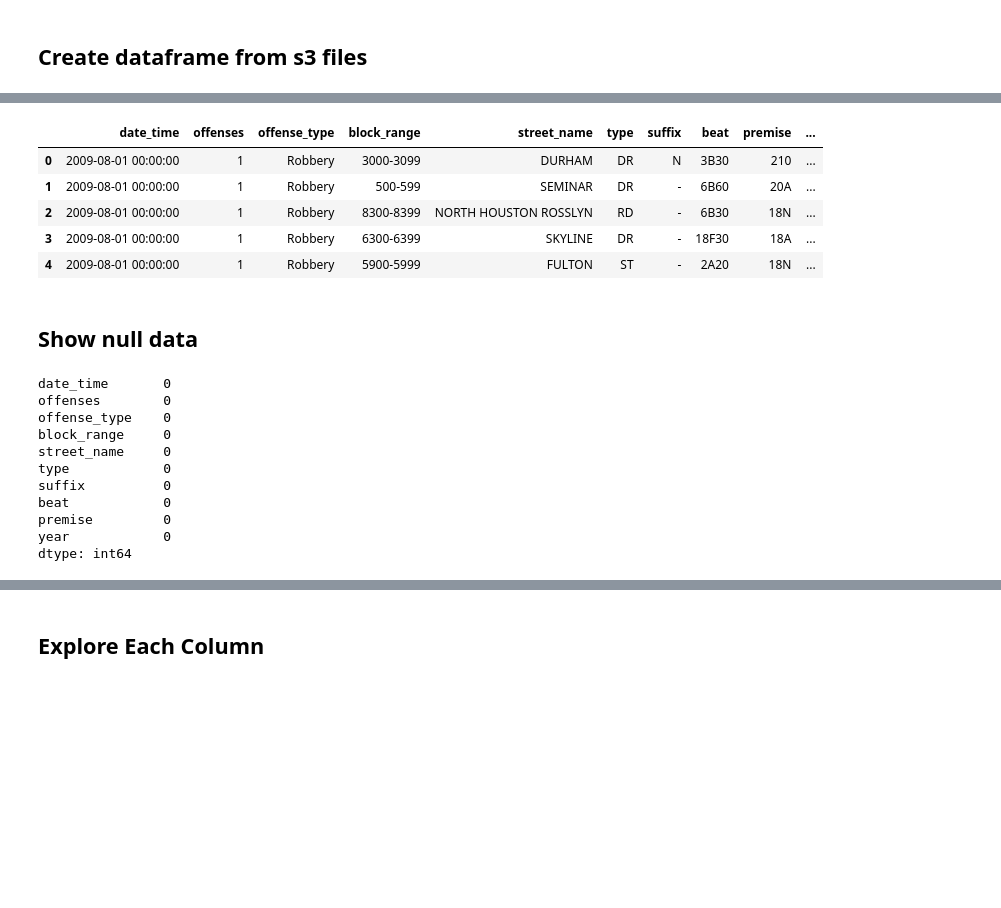
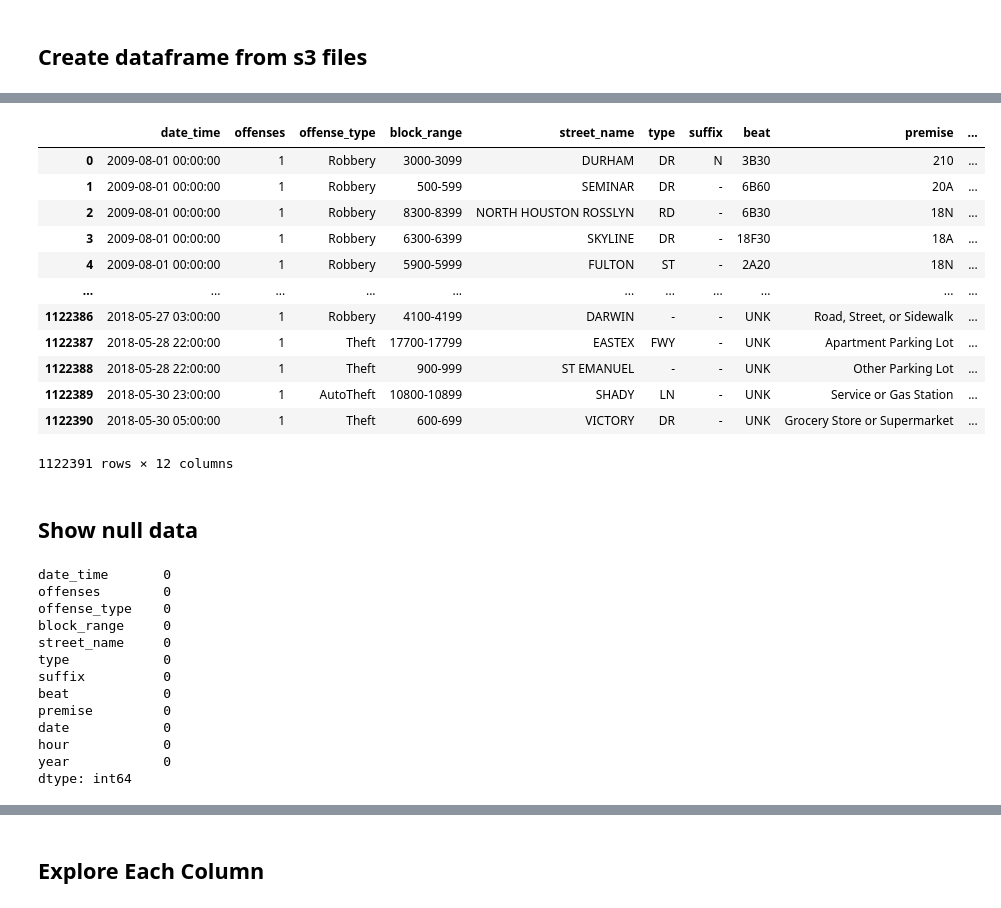
Before and after one commit to franksalas/dend-capstone, a Jupyter notebook: notebooks/02_CLEAN_DATA/AWS_COMBINE_YEARS.ipynb, the cells around one changed output, grey strips where cells are left out. Drawn from its saved outputs; the diff is of its cells as text; code cells hidden in the pictures; blank space fills up the shorter version.

```diff
--- a/notebooks/02_CLEAN_DATA/AWS_COMBINE_YEARS.ipynb
+++ b/notebooks/02_CLEAN_DATA/AWS_COMBINE_YEARS.ipynb
@@ -88,0 +95,3 @@ memory usage: 85.9+ MB
+# %%
+# convert date_time col to date_time
+df.date_time = pd.to_datetime(df.date_time)
@@ -89,12 +120,19 @@ memory usage: 85.9+ MB
 # %%
-df.head()
+df
 # %% [output]
 |  | date_time | offenses | offense_type | block_range | street_name | type | suffix | beat | premise | ... |
 | 0 | 2009-08-01 00:00:00 | 1 | Robbery | 3000-3099 | DURHAM | DR | N | 3B30 | 210 | ... |
 | 1 | 2009-08-01 00:00:00 | 1 | Robbery | 500-599 | SEMINAR | DR | - | 6B60 | 20A | ... |
 | 2 | 2009-08-01 00:00:00 | 1 | Robbery | 8300-8399 | NORTH HOUSTON ROSSLYN | RD | - | 6B30 | 18N | ... |
 | 3 | 2009-08-01 00:00:00 | 1 | Robbery | 6300-6399 | SKYLINE | DR | - | 18F30 | 18A | ... |
 | 4 | 2009-08-01 00:00:00 | 1 | Robbery | 5900-5999 | FULTON | ST | - | 2A20 | 18N | ... |
+| ... | ... | ... | ... | ... | ... | ... | ... | ... | ... | ... |
+| 1122386 | 2018-05-27 03:00:00 | 1 | Robbery | 4100-4199 | DARWIN | - | - | UNK | Road, Street, or Sidewalk | ... |
+| 1122387 | 2018-05-28 22:00:00 | 1 | Theft | 17700-17799 | EASTEX | FWY | - | UNK | Apartment Parking Lot | ... |
+| 1122388 | 2018-05-28 22:00:00 | 1 | Theft | 900-999 | ST EMANUEL | - | - | UNK | Other Parking Lot | ... |
+| 1122389 | 2018-05-30 23:00:00 | 1 | AutoTheft | 10800-10899 | SHADY | LN | - | UNK | Service or Gas Station | ... |
+| 1122390 | 2018-05-30 05:00:00 | 1 | Theft | 600-699 | VICTORY | DR | - | UNK | Grocery Store or Supermarket | ... |
+1122391 rows × 12 columns
 # %% [markdown]
 ## Show null data
 # %%
@@ -109,6 +147,8 @@ type            0
 suffix          0
 beat            0
 premise         0
+date            0
+hour            0
 year            0
 dtype: int64
 # %%
```
Also changed, not shown: parts of 109 cells of this notebook, 12 other files.
